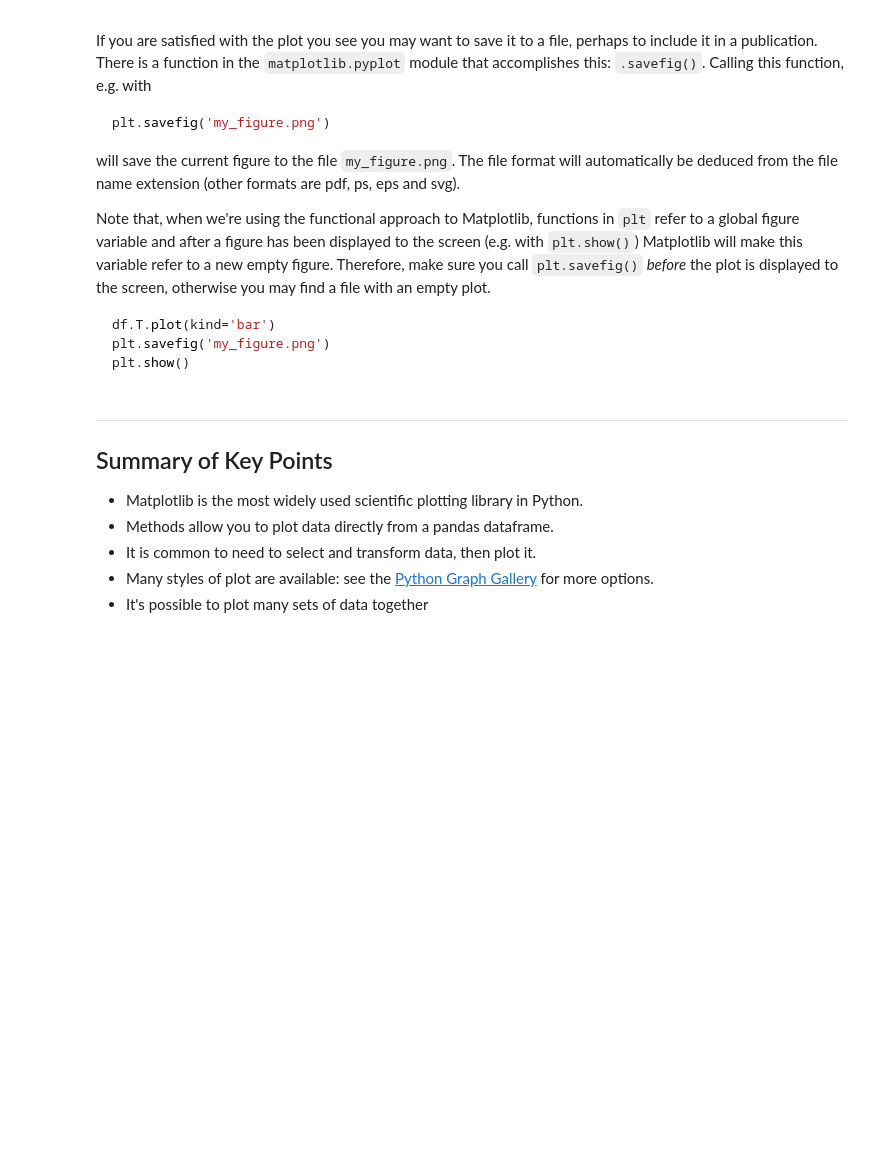
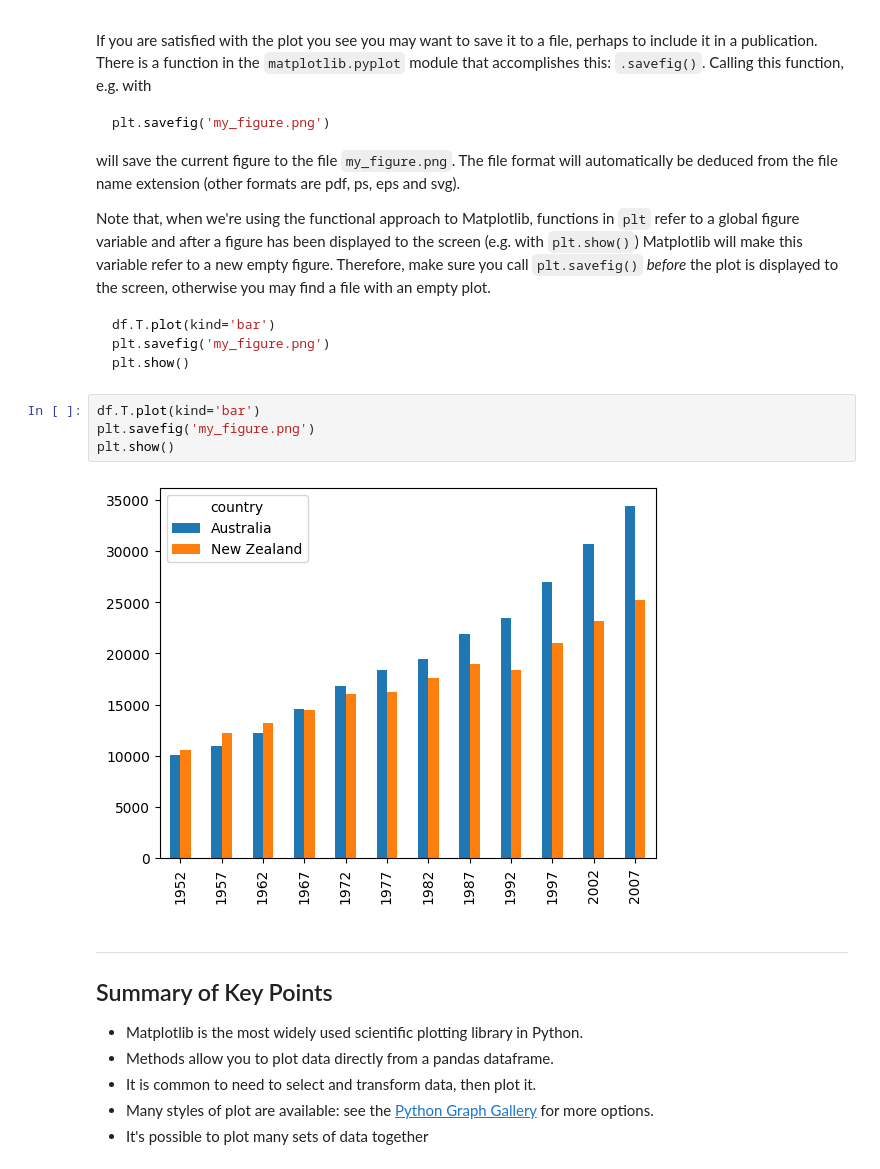
Before and after one commit to RakanABader/Visualizing-Data, a Jupyter notebook: 1 - plotting.ipynb, the cells around one changed output. Drawn from its saved outputs; the diff is of its cells as text; blank space fills up the shorter version.

```diff
--- a/1 - plotting.ipynb
+++ b/1 - plotting.ipynb
@@ -341,6 +409,12 @@ df.T.plot(kind='bar')
 plt.savefig('my_figure.png')
 plt.show()
 ~~~
+# %%
+df.T.plot(kind='bar')
+plt.savefig('my_figure.png')
+plt.show()
+# %% [output]
+[figure, added]
 # %% [markdown]
 ---
 ## Summary of Key Points
```
Also changed, not shown: parts of 11 cells of this notebook, 1 other file.
